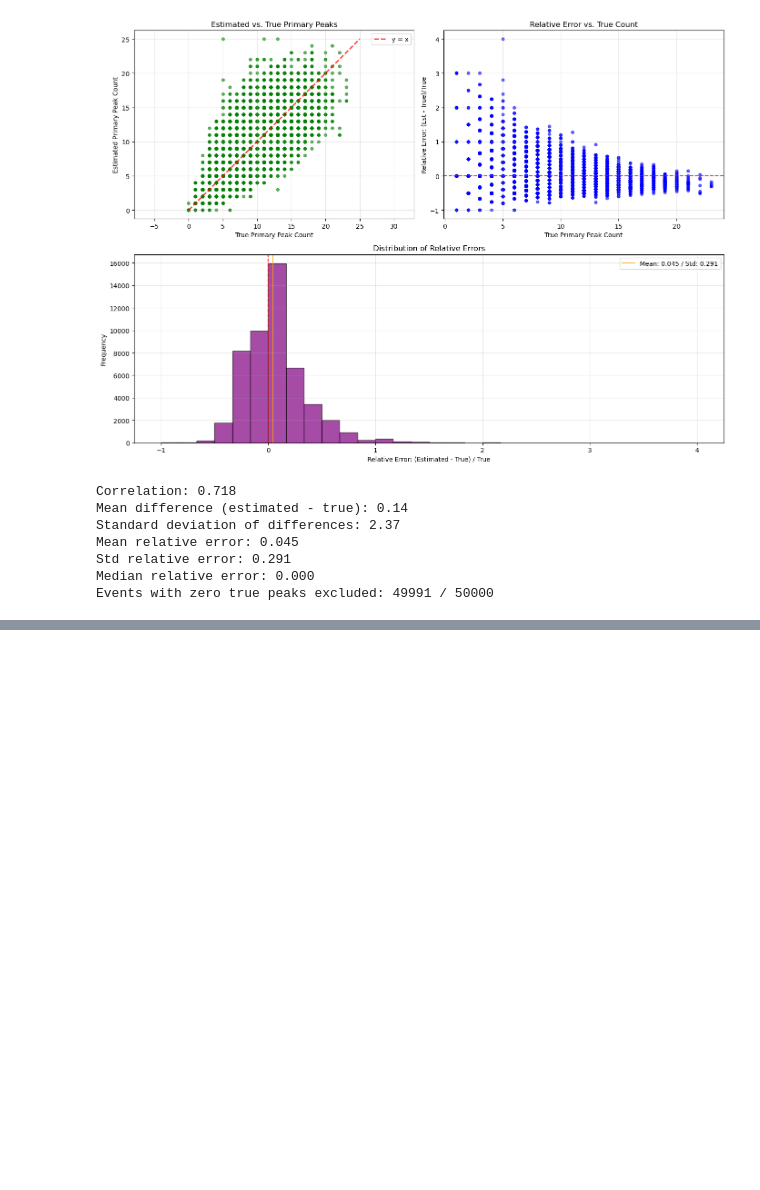
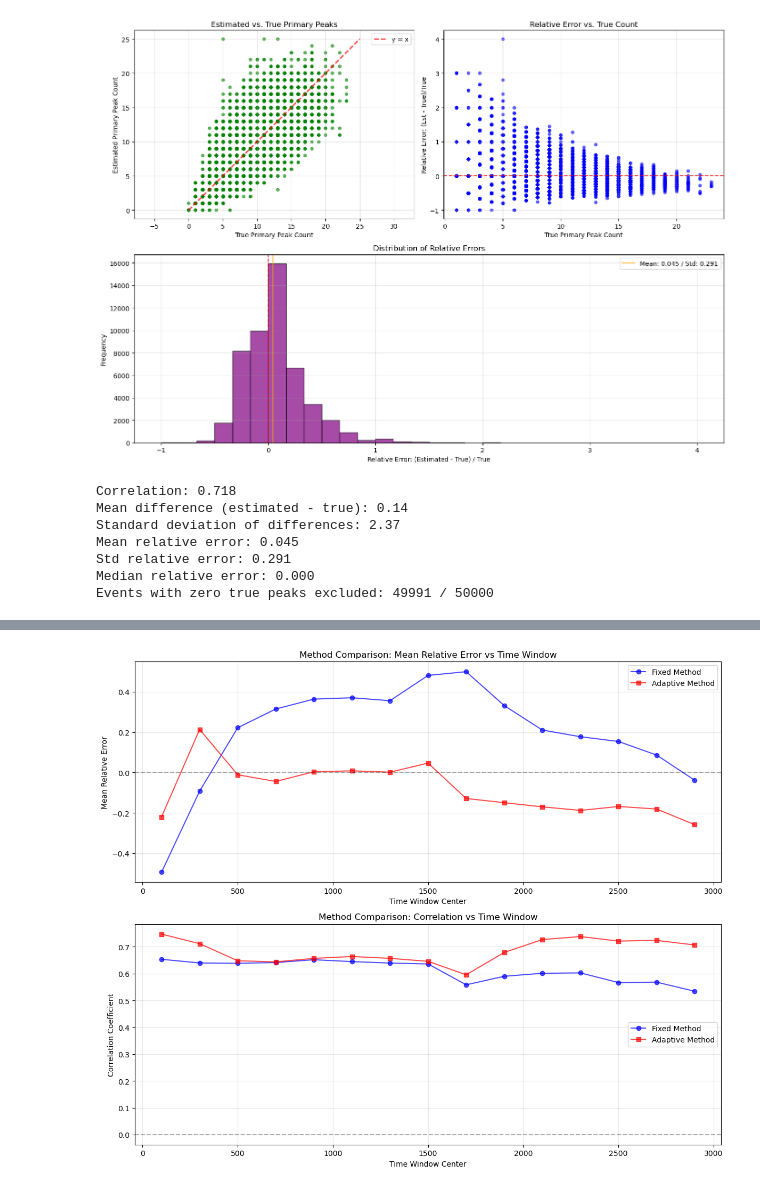
Before and after one commit to Liangyu5wu/Drift_chamber_ml, a Jupyter notebook: alt_CEPC/D2algorithm.ipynb, the cells around one changed output, grey strips where cells are left out. Saved outputs shown, nothing was run; the diff lists cells and outputs as text; code cells hidden in the pictures; blank space fills up the shorter version.

```diff
--- a/alt_CEPC/D2algorithm.ipynb
+++ b/alt_CEPC/D2algorithm.ipynb
@@ -1413,7 +1422,7 @@ Improvement: 12.02%
 T1 = 3 * np.std(data['wf_i'][1][2500:2900])
 T2 = 0.053320
 
-testdata = {key: data[key][:50000] for key in data.keys()}
+testdata = {key: data[key][10000:30000] for key in data.keys()}
 high_count_mask = (testdata['tag_values'] == 1) & (testdata['tag_times'] >= 150) & (testdata['tag_times'] < 1500)
 true_primary_peak_counts = np.sum(high_count_mask, axis=1)
 true_primary_peak_counts = np.array(true_primary_peak_counts)
@@ -1593,0 +1866,38 @@ Events with zero true peaks excluded: 49991 / 50000
+# %%
+# Comparison plot (assuming you have fixed method results: window_centers, mean_relative_errors, std_relative_errors, correlations)
+fig, (ax1, ax2) = plt.subplots(2, 1, figsize=(12, 10))
+
+# Plot 1: Mean Relative Error comparison
+valid_fixed = ~np.isnan(mean_relative_errors)
+valid_adaptive = ~np.isnan(mean_relative_errors_adaptive)
+
+ax1.plot(window_centers[valid_fixed], mean_relative_errors[valid_fixed],
+         'o-b', alpha=0.7, label='Fixed Method')
+ax1.plot(window_centers_adaptive[valid_adaptive], mean_relative_errors_adaptive[valid_adaptive],
+         's-r', alpha=0.7, label='Adaptive Method')
+ax1.axhline(y=0, color='black', linestyle='--', alpha=0.3)
+ax1.set_xlabel('Time Window Center')
+ax1.set_ylabel('Mean Relative Error')
+ax1.set_title('Method Comparison: Mean Relative Error vs Time Window')
+ax1.grid(True, alpha=0.3)
+ax1.legend()
+
+# Plot 2: Correlation comparison
+valid_corr_fixed = ~np.isnan(correlations)
+valid_corr_adaptive = ~np.isnan(correlations_adaptive)
+
+ax2.plot(window_centers[valid_corr_fixed], correlations[valid_corr_fixed],
+         'o-b', alpha=0.7, label='Fixed Method')
+ax2.plot(window_centers_adaptive[valid_corr_adaptive], correlations_adaptive[valid_corr_adaptive],
+         's-r', alpha=0.7, label='Adaptive Method')
+ax2.axhline(y=0, color='black', linestyle='--', alpha=0.3)
+ax2.set_xlabel('Time Window Center')
+ax2.set_ylabel('Correlation Coefficient')
+ax2.set_title('Method Comparison: Correlation vs Time Window')
+ax2.grid(True, alpha=0.3)
+ax2.legend()
+
+plt.tight_layout()
+plt.show()
+# %% [output]
+[figure, added]
```
Also changed, not shown: parts of 4 cells of this notebook.
